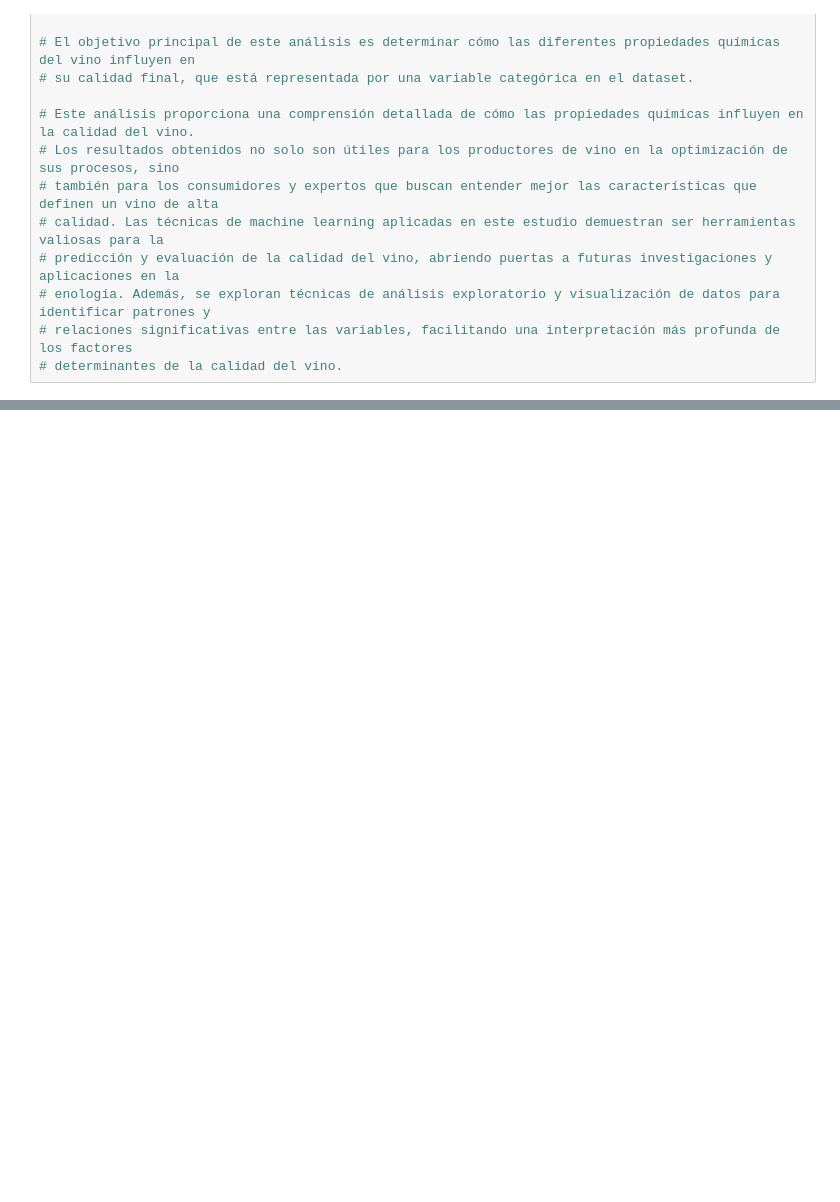
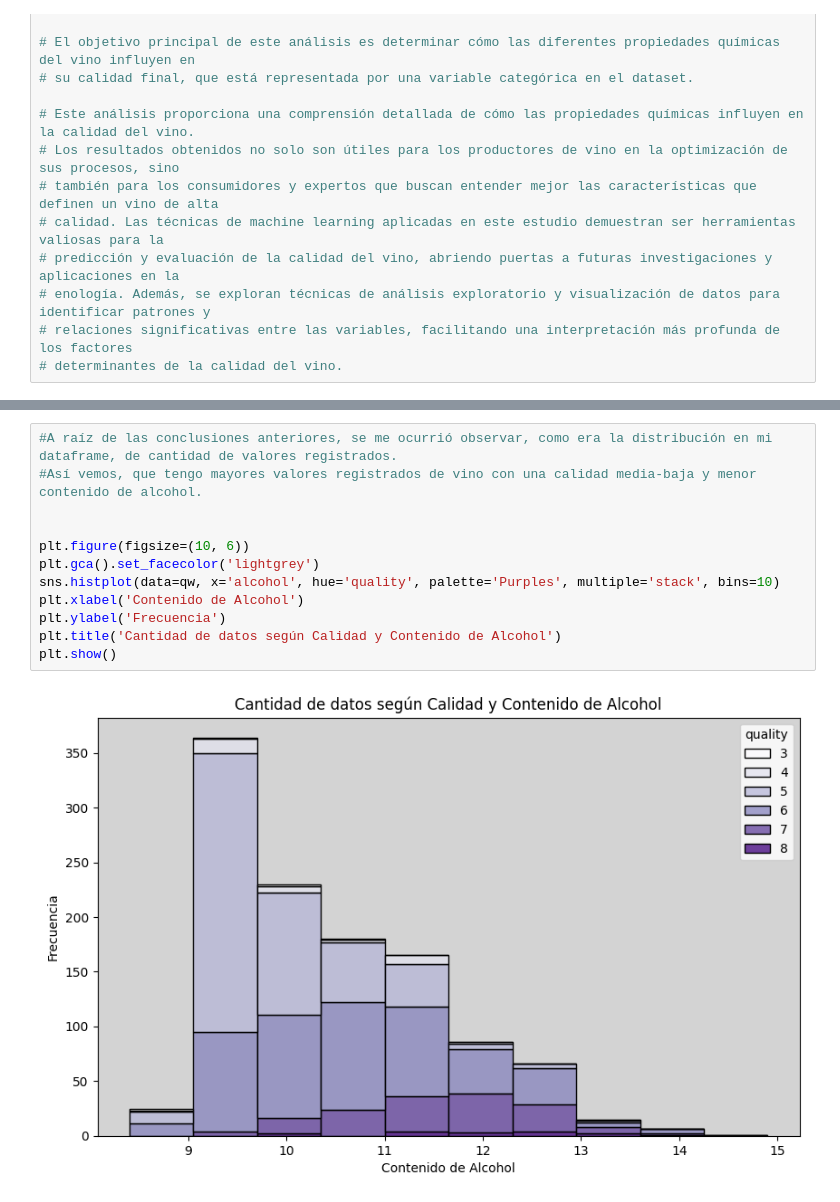
Before and after one commit to ignaciomz/CH_IM_61140, a Jupyter notebook: WineQuality_Parte1_Martínez.ipynb, the cells around one changed output, grey strips where cells are left out. Saved outputs shown, nothing was run; the diff lists cells and outputs as text; blank space fills up the shorter version.

```diff
--- a/WineQuality_Parte1_Martínez.ipynb
+++ b/WineQuality_Parte1_Martínez.ipynb
@@ -39,0 +139,14 @@ qw = pd.read_csv(url, sep=";")
+# %%
+#A raíz de las conclusiones anteriores, se me ocurrió observar, como era la distribución en mi dataframe, de cantidad de valores registrados.
+#Así vemos, que tengo mayores valores registrados de vino con una calidad media-baja y menor contenido de alcohol.
+
+
+plt.figure(figsize=(10, 6))
+plt.gca().set_facecolor('lightgrey')
+sns.histplot(data=qw, x='alcohol', hue='quality', palette='Purples', multiple='stack', bins=10)
+plt.xlabel('Contenido de Alcohol')
+plt.ylabel('Frecuencia')
+plt.title('Cantidad de datos según Calidad y Contenido de Alcohol')
+plt.show()
+# %% [output]
+[figure, added]
```
Also changed, not shown: parts of 10 cells of this notebook.
